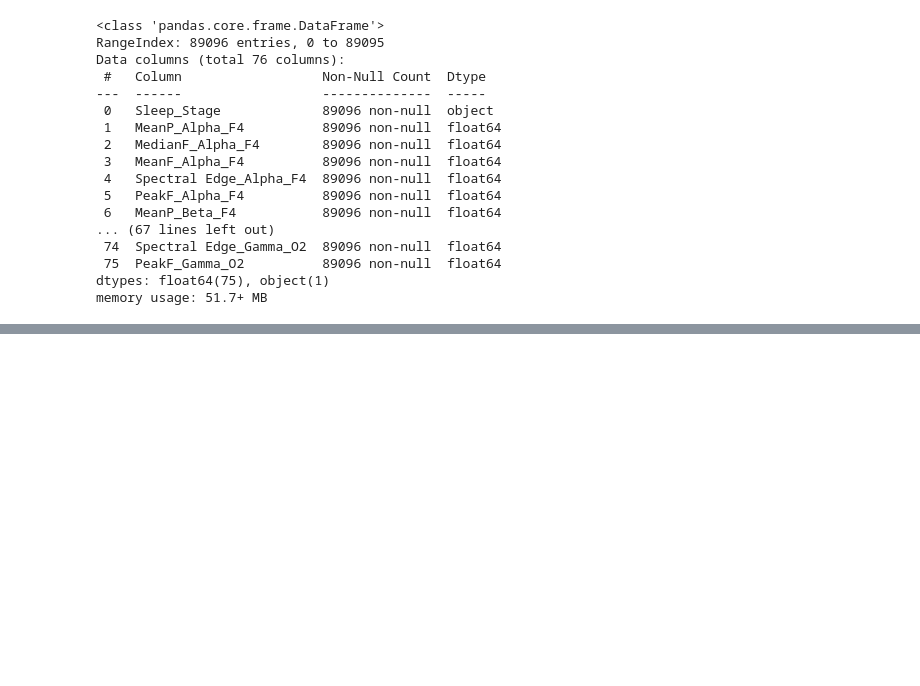
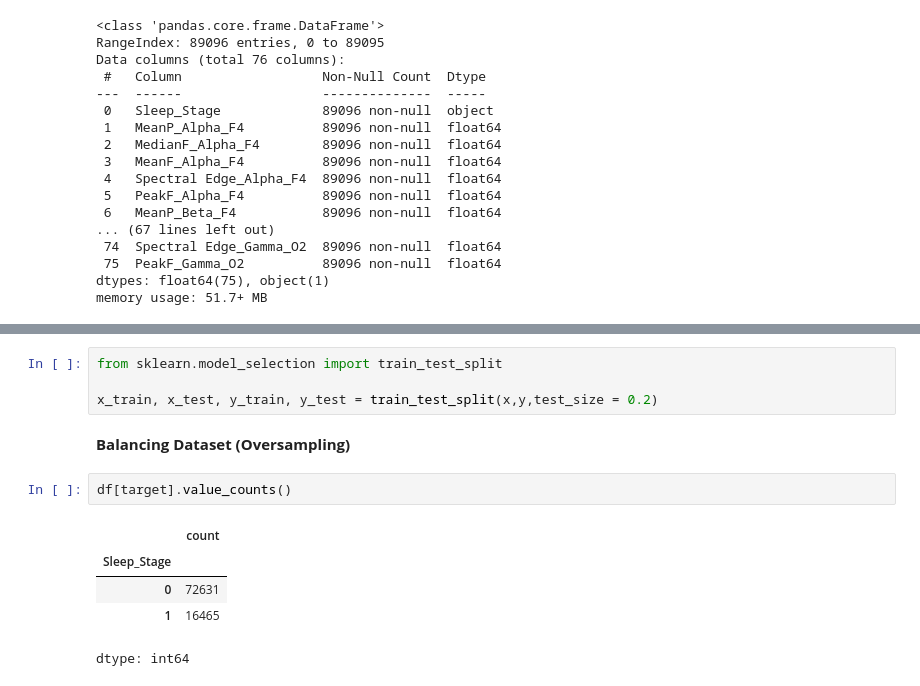
Before and after one commit to RKNahid/MS-PMIT-, a Jupyter notebook: Project_PMIT.ipynb, the cells around one changed output, grey strips where cells are left out. Saved outputs shown, nothing was run; the diff lists cells and outputs as text; blank space fills up the shorter version.

```diff
--- a/Project_PMIT.ipynb
+++ b/Project_PMIT.ipynb
@@ -69,0 +142,14 @@ memory usage: 51.7+ MB
+# %%
+from sklearn.model_selection import train_test_split
+
+x_train, x_test, y_train, y_test = train_test_split(x,y,test_size = 0.2)
+# %% [markdown]
+**Balancing Dataset (Oversampling)**
+# %%
+df[target].value_counts()
+# %% [output]
+|  | count |
+| Sleep_Stage |  |
+| 0 | 72631 |
+| 1 | 16465 |
+dtype: int64
```
Also changed, not shown: parts of 27 cells of this notebook.
